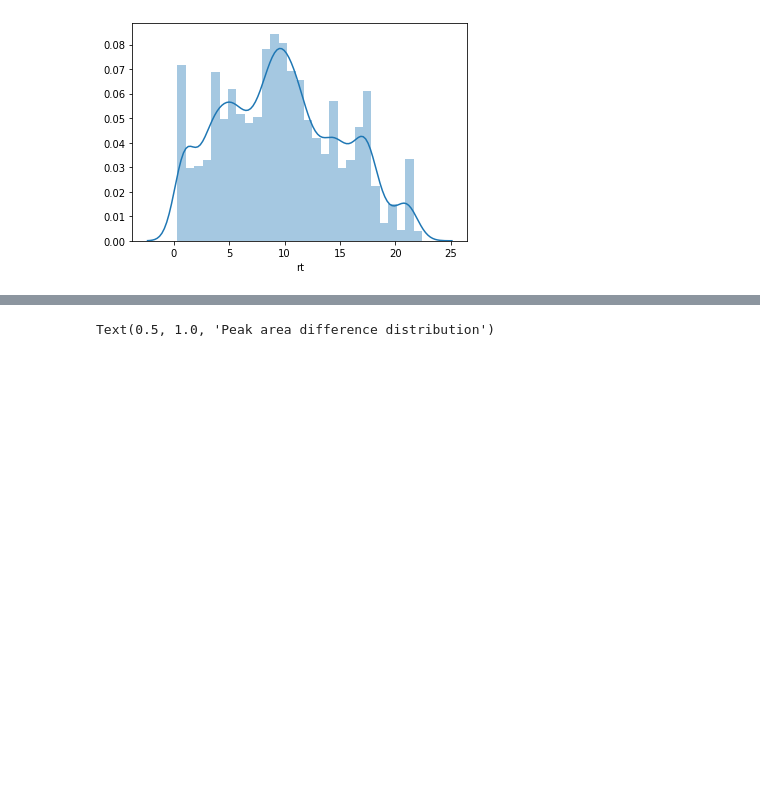
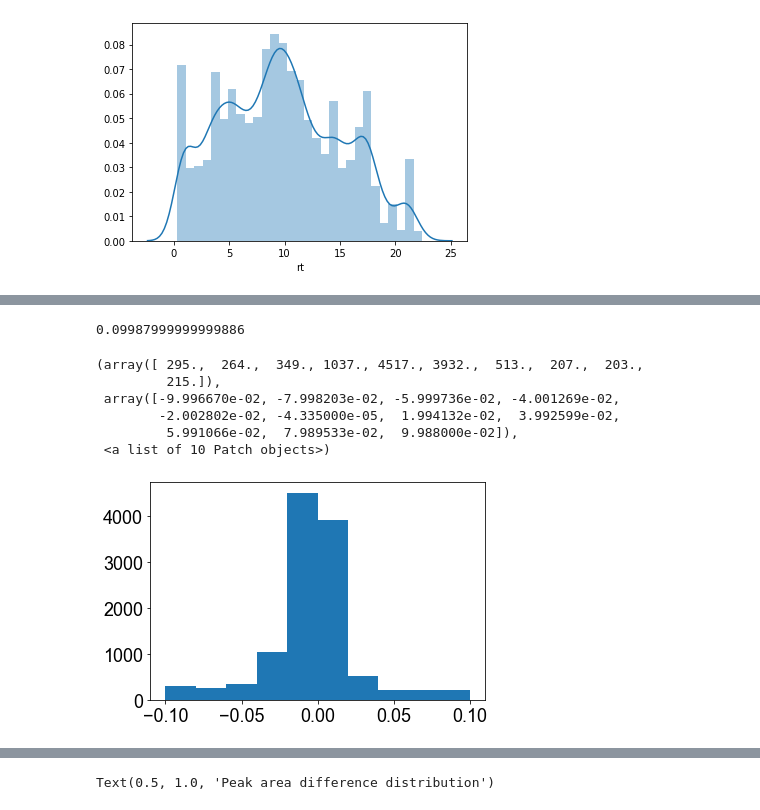
Before and after one commit to hliu56/mass-suite, a Jupyter notebook: dev/MSS_Validation_for publication_figures.ipynb, the cells around one changed output, grey strips where cells are left out. Drawn from its saved outputs; the diff is of its cells as text; code cells hidden in the pictures; blank space fills up the shorter version.

```diff
--- a/dev/MSS_Validation_for publication_figures.ipynb
+++ b/dev/MSS_Validation_for publication_figures.ipynb
@@ -168 +148,15 @@ len(q_overlap)
+# %%
+max(rtdist)
+# %% [output]
+0.09987999999999886
+# %%
+plt.hist(rtdist)
+# %% [output]
+(array([ 295.,  264.,  349., 1037., 4517., 3932.,  513.,  207.,  203.,
+         215.]),
+ array([-9.996670e-02, -7.998203e-02, -5.999736e-02, -4.001269e-02,
+        -2.002802e-02, -4.335000e-05,  1.994132e-02,  3.992599e-02,
+         5.991066e-02,  7.989533e-02,  9.988000e-02]),
+ <a list of 10 Patch objects>)
+[figure, added]
 # %%
```
Also changed, not shown: parts of 13 cells of this notebook.
